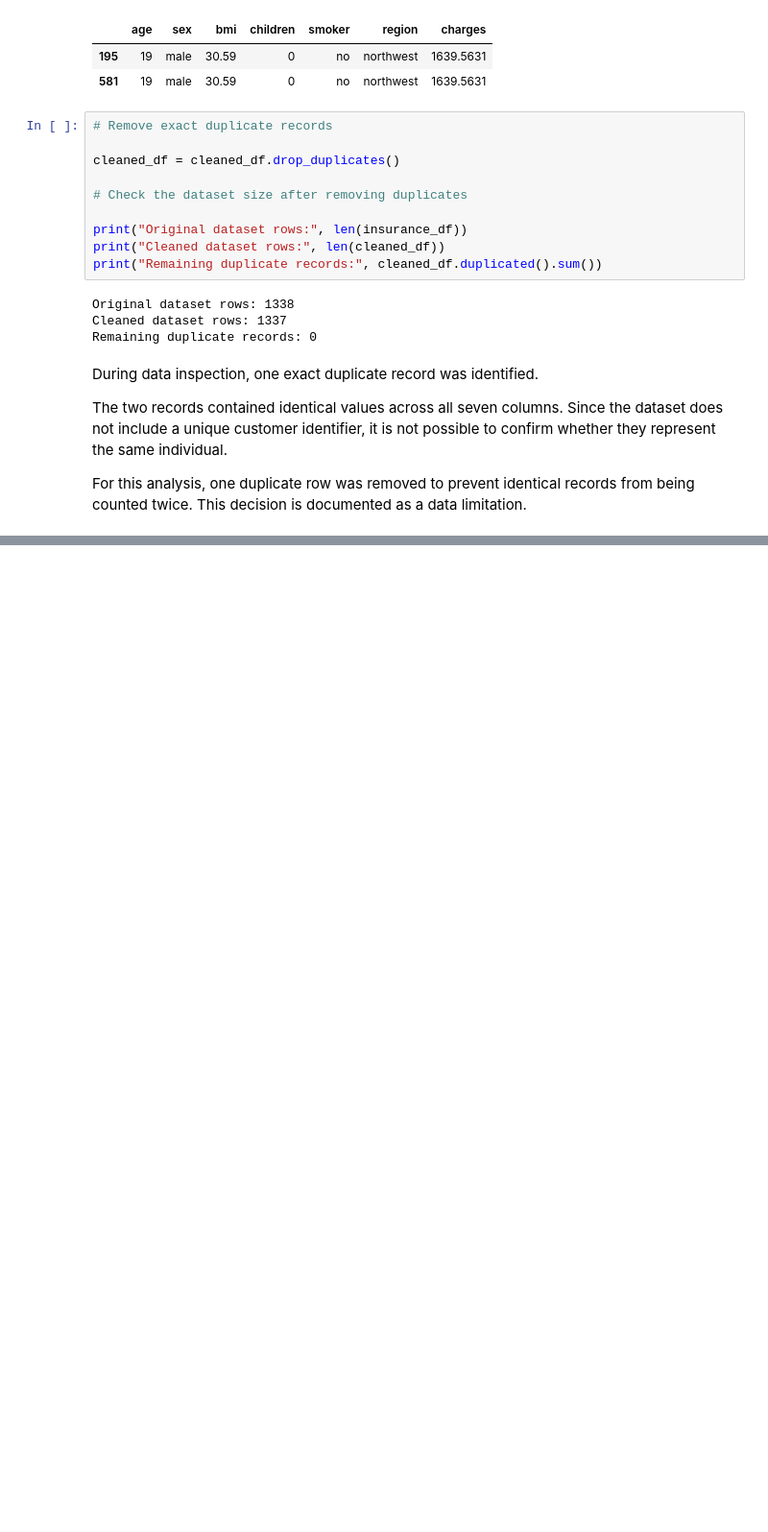
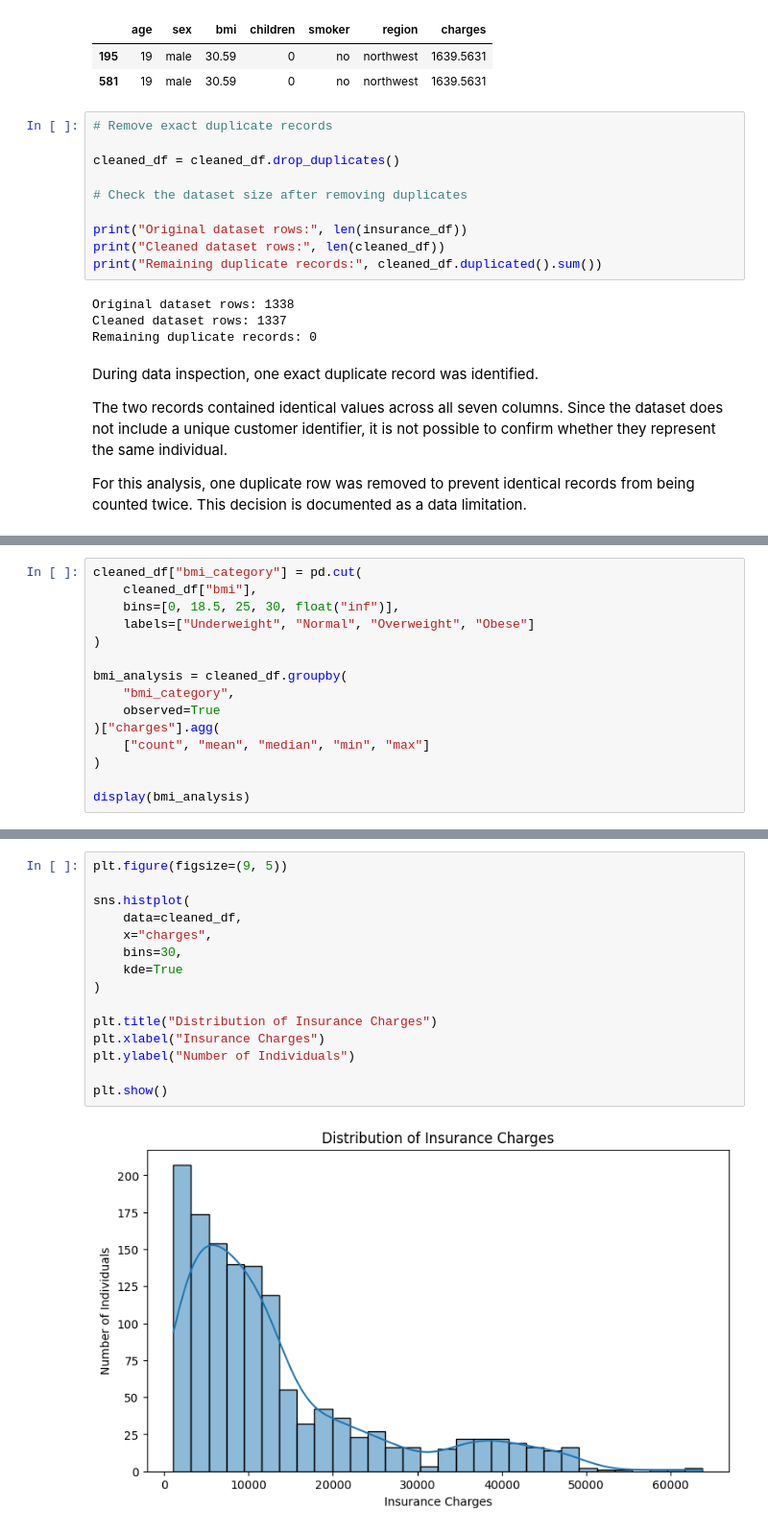
Before and after one commit to Zainab-Gandomi/Healthcare_insurance_project, a Jupyter notebook: project_notebooks/Task_2_Data _Preparation_and_Analysis.ipynb, the cells around one changed output, grey strips where cells are left out. Shown at 96% size. Cells and saved outputs as stored; diff of their text form; blank space fills up the shorter version.

Commit message:
Update Task 2 data  analysis and add  some graph

```diff
--- a/project_notebooks/Task_2_Data _Preparation_and_Analysis.ipynb
+++ b/project_notebooks/Task_2_Data _Preparation_and_Analysis.ipynb
@@ -312,0 +477,15 @@ For this analysis, one duplicate row was removed to prevent identical records fr
+# %%
+cleaned_df["bmi_category"] = pd.cut(
+    cleaned_df["bmi"],
+    bins=[0, 18.5, 25, 30, float("inf")],
+    labels=["Underweight", "Normal", "Overweight", "Obese"]
+)
+
+bmi_analysis = cleaned_df.groupby(
+    "bmi_category",
+    observed=True
+)["charges"].agg(
+    ["count", "mean", "median", "min", "max"]
+)
+
+display(bmi_analysis)
@@ -312,0 +552,17 @@ For this analysis, one duplicate row was removed to prevent identical records fr
+# %%
+plt.figure(figsize=(9, 5))
+
+sns.histplot(
+    data=cleaned_df,
+    x="charges",
+    bins=30,
+    kde=True
+)
+
+plt.title("Distribution of Insurance Charges")
+plt.xlabel("Insurance Charges")
+plt.ylabel("Number of Individuals")
+
+plt.show()
+# %% [output]
+[figure, added]
```
Also changed, not shown: parts of 29 cells of this notebook.
